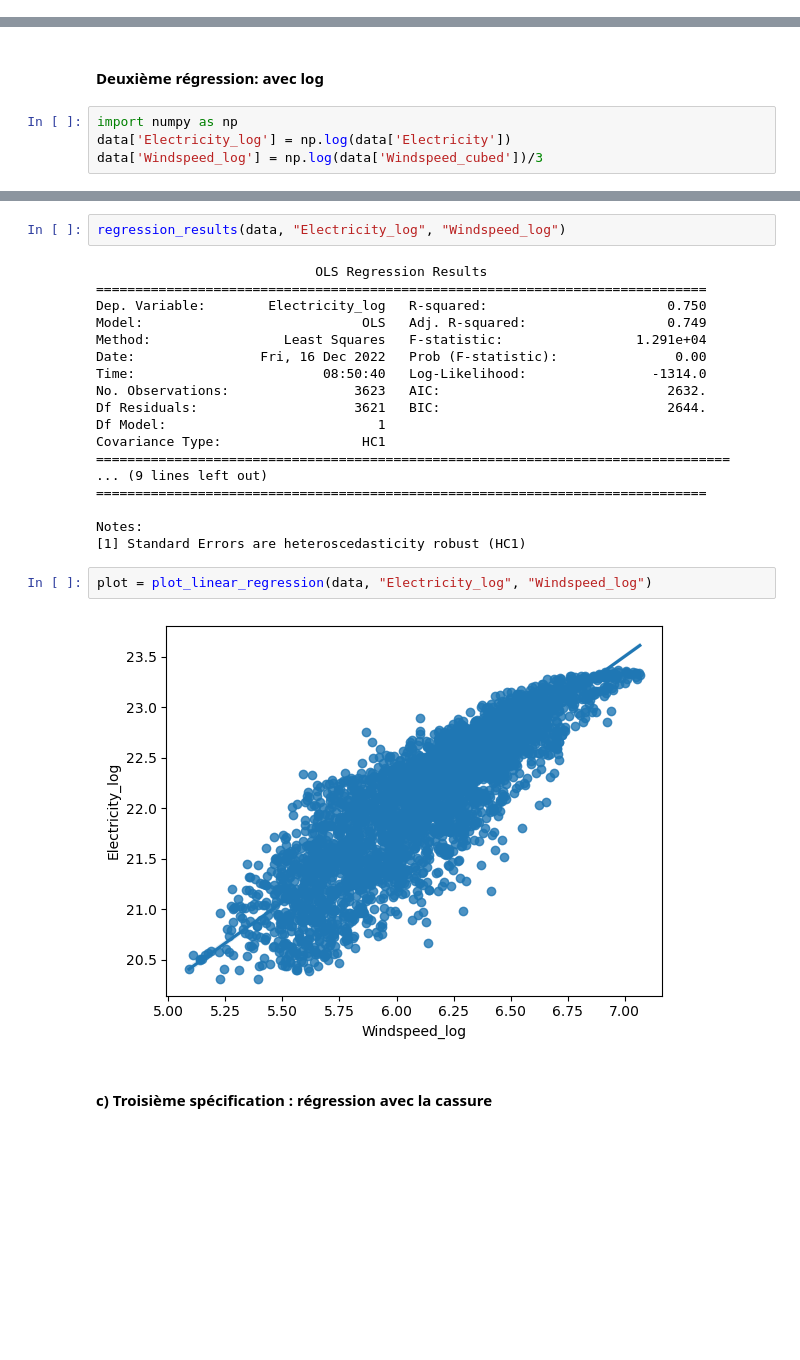
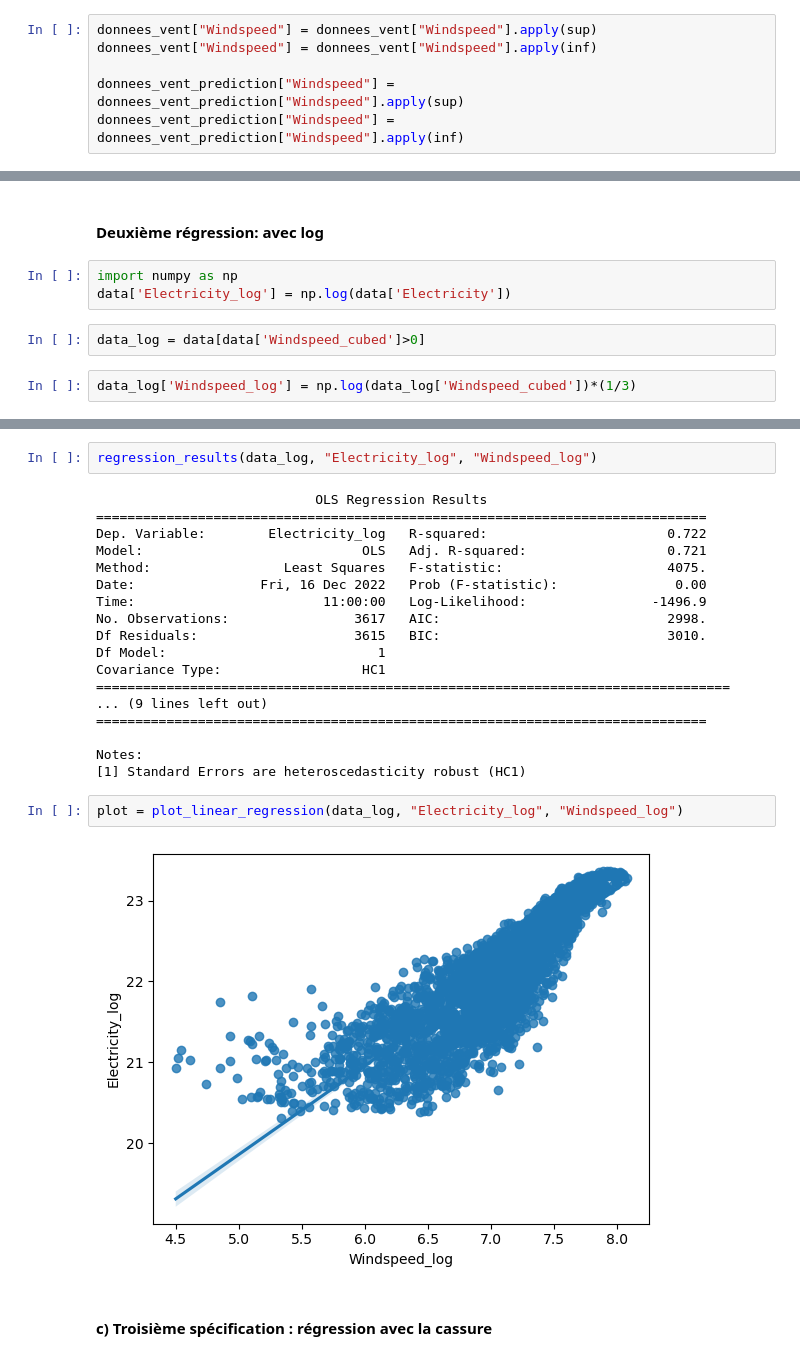
Before and after one commit to Basso42/Production-eolienne-ENSAE, a Jupyter notebook: Modélisation.ipynb, the cells around one changed output, grey strips where cells are left out. Saved outputs shown, nothing was run; the diff lists cells and outputs as text; blank space fills up the shorter version.

```diff
--- a/Modélisation.ipynb
+++ b/Modélisation.ipynb
@@ -113,3 +124,9 @@ donnees_vent_prediction["Index"] = donnees_vent_prediction["Index"].astype(str)
+# %%
+donnees_vent["Windspeed"] = donnees_vent["Windspeed"].apply(sup)
+donnees_vent["Windspeed"] = donnees_vent["Windspeed"].apply(inf)
+
+donnees_vent_prediction["Windspeed"] = donnees_vent_prediction["Windspeed"].apply(sup)
+donnees_vent_prediction["Windspeed"] = donnees_vent_prediction["Windspeed"].apply(inf)
 # %%
 donnees_vent["Windspeed_cubed"] = donnees_vent["Windspeed"].pow(3)
 donnees_vent_prediction["Windspeed_cubed"] = donnees_vent_prediction["Windspeed"].pow(3)
@@ -283,4 +284,7 @@ plot = plot_linear_regression(data, "Electricity", "Windspeed_cubed")
 # %%
 import numpy as np
 data['Electricity_log'] = np.log(data['Electricity'])
-data['Windspeed_log'] = np.log(data['Windspeed_cubed'])/3
+# %%
+data_log = data[data['Windspeed_cubed']>0]
+# %%
+data_log['Windspeed_log'] = np.log(data_log['Windspeed_cubed'])*(1/3)
@@ -287,15 +297,15 @@ data['Windspeed_log'] = np.log(data['Windspeed_cubed'])/3
 # %%
-regression_results(data, "Electricity_log", "Windspeed_log")
+regression_results(data_log, "Electricity_log", "Windspeed_log")
 # %% [output]
                             OLS Regression Results
 ==============================================================================
-Dep. Variable:        Electricity_log   R-squared:                       0.750
-Model:                            OLS   Adj. R-squared:                  0.749
-Method:                 Least Squares   F-statistic:                 1.291e+04
+Dep. Variable:        Electricity_log   R-squared:                       0.722
+Model:                            OLS   Adj. R-squared:                  0.721
+Method:                 Least Squares   F-statistic:                     4075.
 Date:                Fri, 16 Dec 2022   Prob (F-statistic):               0.00
-Time:                        08:50:40   Log-Likelihood:                -1314.0
-No. Observations:                3623   AIC:                             2632.
-Df Residuals:                    3621   BIC:                             2644.
+Time:                        11:00:00   Log-Likelihood:                -1496.9
+No. Observations:                3617   AIC:                             2998.
+Df Residuals:                    3615   BIC:                             3010.
 Df Model:                           1
 Covariance Type:                  HC1
 =================================================================================
@@ -305,9 +315,9 @@ Covariance Type:                  HC1
 Notes:
 [1] Standard Errors are heteroscedasticity robust (HC1)
 # %%
-plot = plot_linear_regression(data, "Electricity_log", "Windspeed_log")
+plot = plot_linear_regression(data_log, "Electricity_log", "Windspeed_log")
 # %% [output]
-[figure, old version]
+[figure, new version]
 # %% [markdown]
 #### **c) Troisième spécification : régression avec la cassure**
 # %%
```
Also changed, not shown: parts of 23 cells of this notebook.
